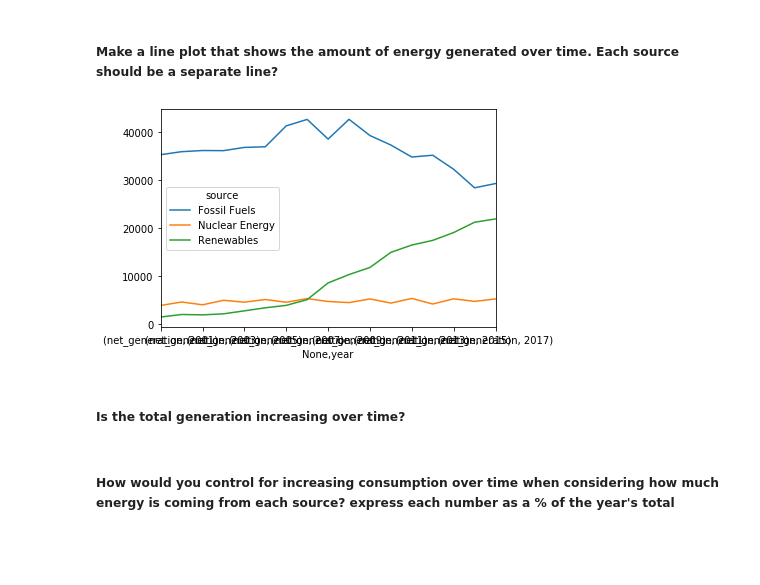
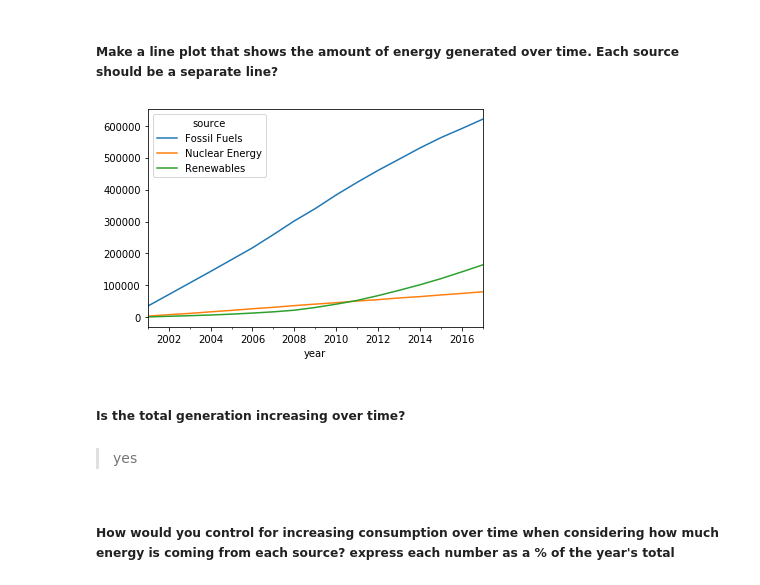
Before and after one commit to misty-garcia/ds-methodologies-exercises, a Jupyter notebook: time_series/working_w_timeseries_data.ipynb, the cells around one changed output. Saved outputs shown, nothing was run; the diff lists cells and outputs as text; code cells hidden in the pictures; blank space fills up the shorter version.

```diff
--- a/time_series/working_w_timeseries_data.ipynb
+++ b/time_series/working_w_timeseries_data.ipynb
@@ -400,0 +424,4 @@ df.resample("Y").sum()
+# %%
+df["year_total"] =df.groupby("year").net_generation.transform("sum")
+df["percent_total"] = df.net_generation / df.year_total
+df
@@ -421,11 +503,13 @@ df.pivot_table(index="source",columns=df.index.year)
 # %% [markdown]
 ##### Make a line plot that shows the amount of energy generated over time. Each source should be a separate line?
 # %%
-df.pivot_table(index="source",columns=df.index.year).T.plot()
+df.pivot_table("net_generation", "year", "source").cumsum().plot()
 plt.show()
 # %% [output]
-[figure, old version]
+[figure, new version]
 # %% [markdown]
 ##### Is the total generation increasing over time?
+# %% [markdown]
+> yes
 # %% [markdown]
 ##### How would you control for increasing consumption over time when considering how much energy is coming from each source? express each number as a % of the year's total
```
Also changed, not shown: parts of 34 cells of this notebook, 1 other file.
